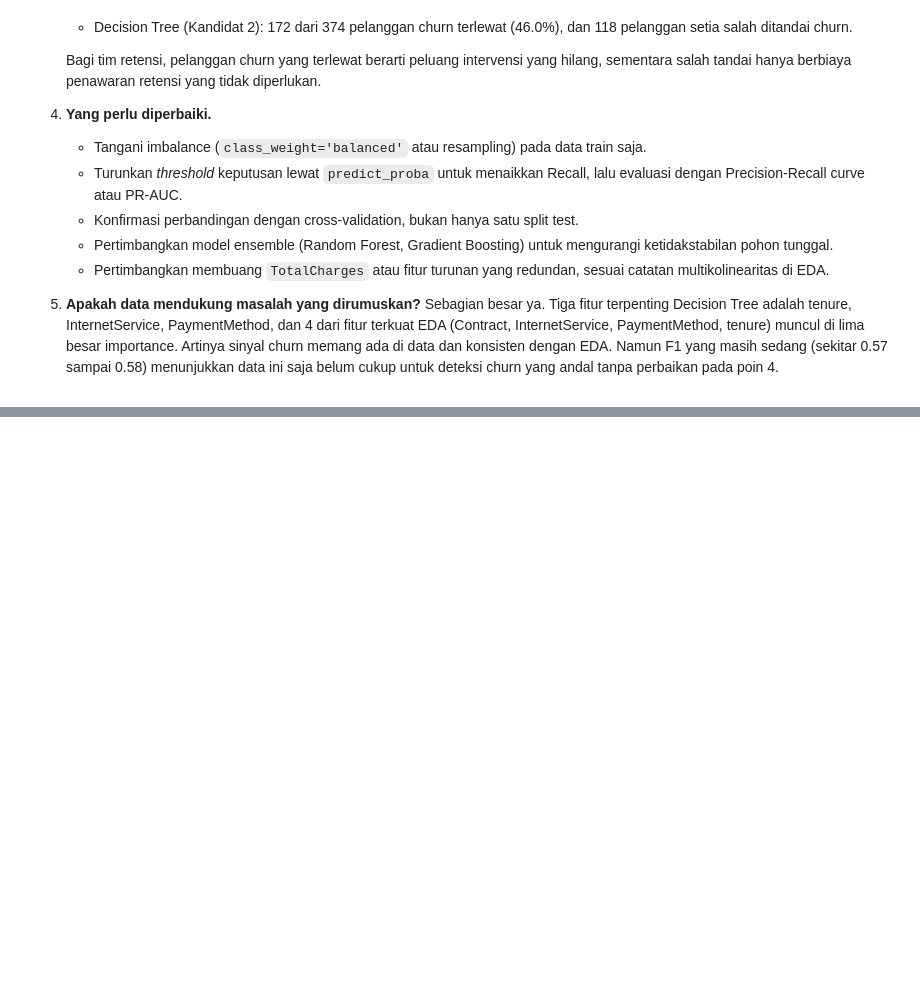
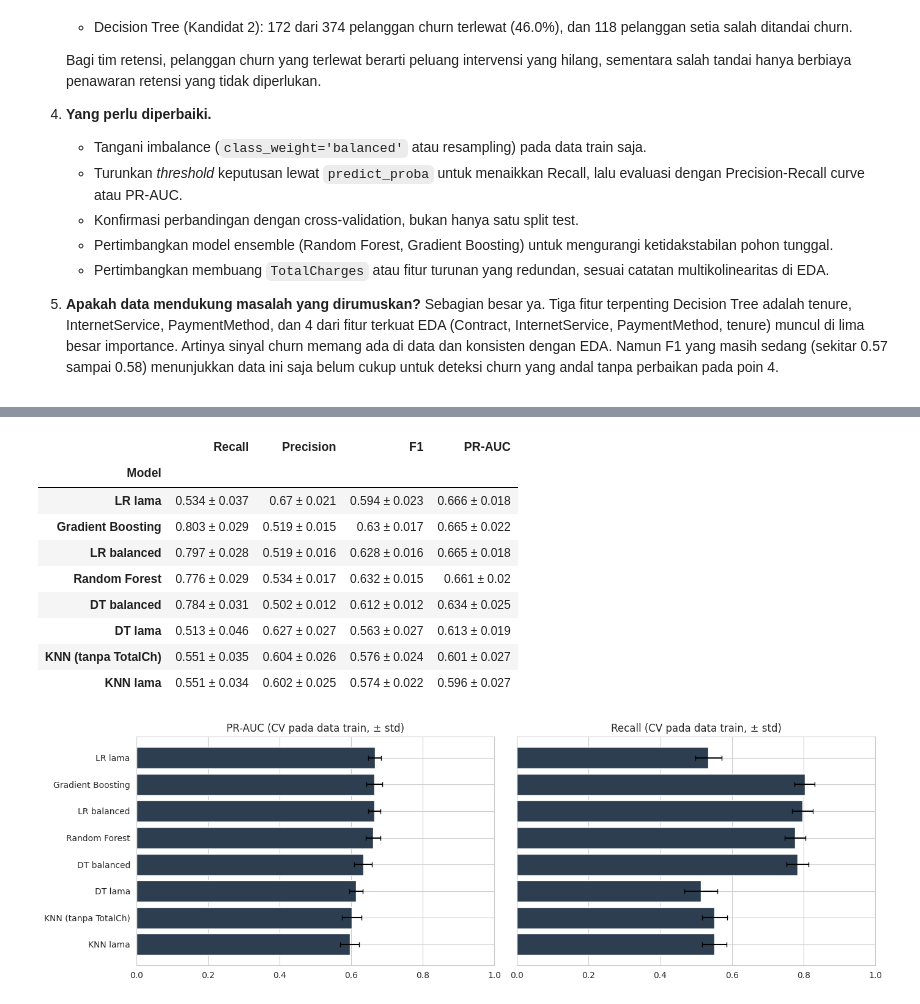
Before and after one commit to carlos1739/analisis_telco, a Jupyter notebook: notebook/churn_analysis.ipynb, the cells around one changed output, grey strips where cells are left out. Drawn from its saved outputs; the diff is of its cells as text; code cells hidden in the pictures; blank space fills up the shorter version.

Commit message:
Add churn model improvements

```diff
--- a/notebook/churn_analysis.ipynb
+++ b/notebook/churn_analysis.ipynb
@@ -1085,0 +1187,52 @@ display(Markdown(teks))
+# %%
+from sklearn.model_selection import RepeatedStratifiedKFold, cross_validate
+
+# nama -> (estimator, X_train yang dipakai, X_test yang dipakai)
+registri = {
+    'LR lama':            (model_lr, X_train,    X_test),
+    'KNN lama':           (best_knn, X_train,    X_test),
+    'DT lama':            (best_dt,  X_train,    X_test),
+    'LR balanced':        (lr_bal,   X_train_v2, X_test_v2),
+    'KNN (tanpa TotalCh)': (knn_v2,  X_train_v2, X_test_v2),
+    'DT balanced':        (dt_bal,   X_train_v2, X_test_v2),
+    'Random Forest':      (rf,       X_train_v2, X_test_v2),
+    'Gradient Boosting':  (hgb,      X_train_v2, X_test_v2),
+}
+
+rskf = RepeatedStratifiedKFold(n_splits=5, n_repeats=3, random_state=42)
+skor = {'Recall': 'recall', 'Precision': 'precision', 'F1': 'f1', 'PR-AUC': 'average_precision'}
+
+baris = []
+for nama, (mdl, Xtr, _) in registri.items():
+    r = cross_validate(clone(mdl), Xtr, y_train, cv=rskf, scoring=skor, n_jobs=-1)
+    row = {'Model': nama}
+    for k in skor:
+        row[f'{k} (rata-rata)'] = r[f'test_{k}'].mean()
+        row[f'{k} (std)'] = r[f'test_{k}'].std()
+    baris.append(row)
+
+cv_df = pd.DataFrame(baris).set_index('Model')
+tampil = pd.DataFrame({k: cv_df[f'{k} (rata-rata)'].round(3).astype(str) + ' ± ' + cv_df[f'{k} (std)'].round(3).astype(str)
+                       for k in skor})
+display(tampil.loc[cv_df.sort_values('PR-AUC (rata-rata)', ascending=False).index])
+
+fig, axes = plt.subplots(1, 2, figsize=(14, 4.5), sharey=True)
+urut = cv_df.sort_values('PR-AUC (rata-rata)').index
+for ax, k in zip(axes, ['PR-AUC', 'Recall']):
+    ax.barh(urut, cv_df.loc[urut, f'{k} (rata-rata)'], xerr=cv_df.loc[urut, f'{k} (std)'], color='#2C3E50', capsize=3)
+    ax.set_title(f'{k} (CV pada data train, ± std)')
+    ax.set_xlim(0, 1)
+plt.tight_layout()
+plt.show()
+# %% [output]
+|  | Recall | Precision | F1 | PR-AUC |
+| Model |  |  |  |  |
+| LR lama | 0.534 ± 0.037 | 0.67 ± 0.021 | 0.594 ± 0.023 | 0.666 ± 0.018 |
+| Gradient Boosting | 0.803 ± 0.029 | 0.519 ± 0.015 | 0.63 ± 0.017 | 0.665 ± 0.022 |
+| LR balanced | 0.797 ± 0.028 | 0.519 ± 0.016 | 0.628 ± 0.016 | 0.665 ± 0.018 |
+| Random Forest | 0.776 ± 0.029 | 0.534 ± 0.017 | 0.632 ± 0.015 | 0.661 ± 0.02 |
+| DT balanced | 0.784 ± 0.031 | 0.502 ± 0.012 | 0.612 ± 0.012 | 0.634 ± 0.025 |
+| DT lama | 0.513 ± 0.046 | 0.627 ± 0.027 | 0.563 ± 0.027 | 0.613 ± 0.019 |
+| KNN (tanpa TotalCh) | 0.551 ± 0.035 | 0.604 ± 0.026 | 0.576 ± 0.024 | 0.601 ± 0.027 |
+| KNN lama | 0.551 ± 0.034 | 0.602 ± 0.025 | 0.574 ± 0.022 | 0.596 ± 0.027 |
+[figure, added]
```
Also changed, not shown: parts of 12 cells of this notebook.
